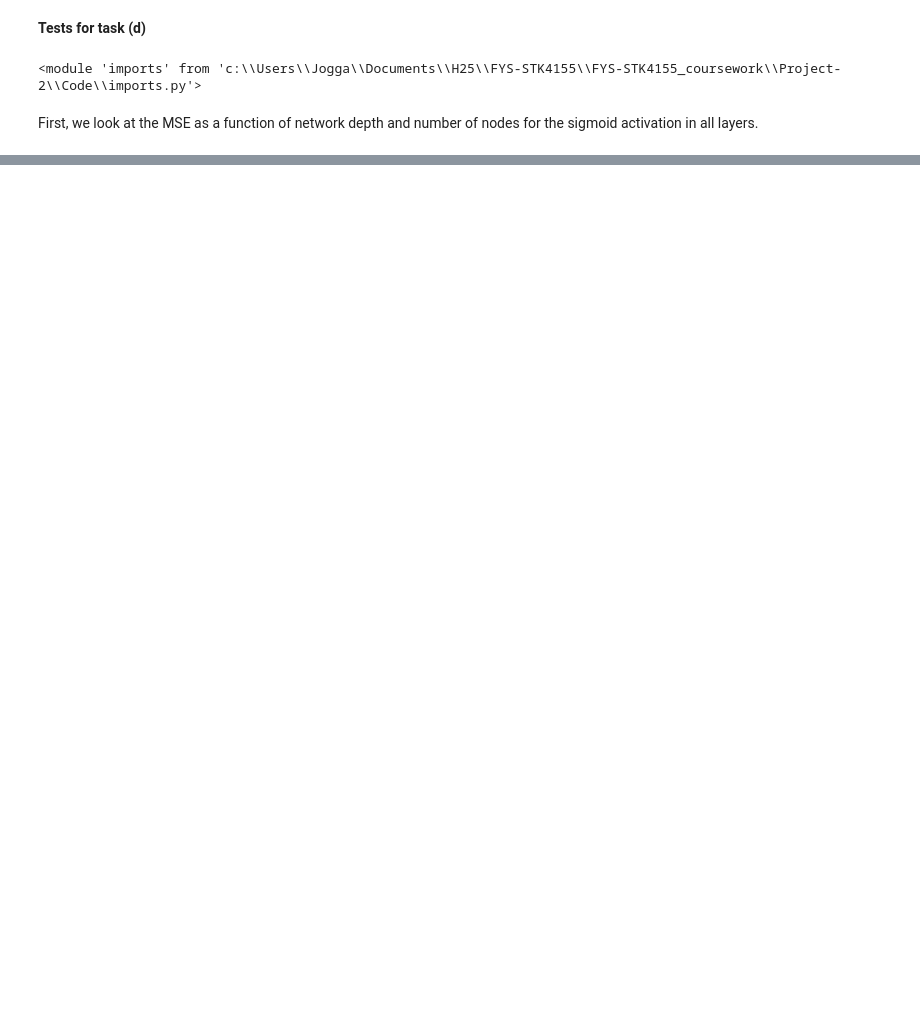
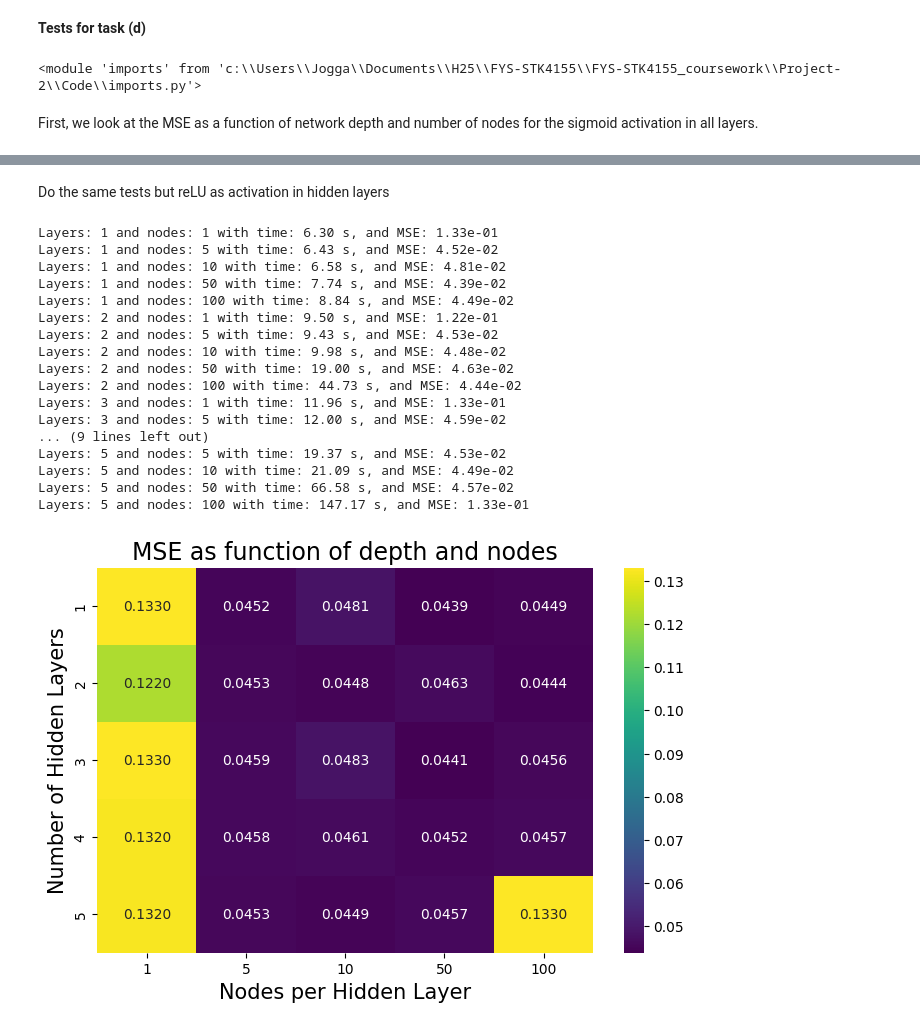
Before and after one commit to JVestly/Project-2, a Jupyter notebook: Code/tests_d.ipynb, the cells around one changed output, grey strips where cells are left out. Drawn from its saved outputs; the diff is of its cells as text; code cells hidden in the pictures; blank space fills up the shorter version.

```diff
--- a/Code/tests_d.ipynb
+++ b/Code/tests_d.ipynb
@@ -82,0 +83,56 @@ Layers: 5 and nodes: 100 with time: 111.02 s
+# %% [markdown]
+Do the same tests but reLU as activation in hidden layers
+# %%
+X_train, X_test, Y_train, Y_test, x_train, x_test, y_train, y_test = create_and_scale_data(n=100, noise_std=0.2)
+
+activation_funcs = [sigmoid, reLU, leaky_reLU]
+activation_ders  = [sigmoid_der, reLU, leaky_reLU]
+nodes_list = [1,5,10,50,100]
+hidden_layers = [1,2,3,4,5]
+mseMatrix = np.zeros((len(hidden_layers),len(nodes_list)))
+timeMatrix = np.empty(mseMatrix.shape)
+
+for h, hidden_layer in enumerate(hidden_layers):
+    for n, nodes in enumerate(nodes_list):
+
+        start = time.perf_counter()
+
+        LinReg = NeuralNetwork(1, [nodes]*hidden_layer + [1], [reLU]*(hidden_layer) + [identity], [ReLU_der]*(hidden_layer)+[identity_der], mse, mse_der)
+        LinReg.train_SGD(X_train, y_train, epochs=2000, batch_size=32, learning_rate=0.01, functional=NN_ADAM)
+        y_pred = LinReg.feed_forward(X_test)
+        mseMatrix[h, n] = format(mse(y_pred, y_test), ".2e")
+
+        end = time.perf_counter()
+        time_iter = end - start
+        timeMatrix[h,n] = time_iter
+
+        print(f"Layers: {hidden_layer} and nodes: {nodes} with time: {time_iter:.2f} s, and MSE: {format(mseMatrix[h,n], ".2e")}")
+
+save_dir = os.path.join(os.path.dirname(os.getcwd()), "Figures")
+
+fig, ax = plt.subplots(figsize=(8, 5))
+sns.heatmap(mseMatrix, annot=True, fmt=".4f", cmap="viridis", ax=ax, xticklabels=nodes_list, yticklabels=hidden_layers)
+ax.set_xlabel("Nodes per Hidden Layer", fontsize=15)
+ax.set_ylabel("Number of Hidden Layers", fontsize=15)
+ax.set_title("MSE as function of depth and nodes", fontsize=17)
+save_path = os.path.join(save_dir, "HM_d_MSETest_reLU.png")
+fig.savefig(save_path, dpi=300, bbox_inches='tight')
+# %% [output]
+Layers: 1 and nodes: 1 with time: 6.30 s, and MSE: 1.33e-01
+Layers: 1 and nodes: 5 with time: 6.43 s, and MSE: 4.52e-02
+Layers: 1 and nodes: 10 with time: 6.58 s, and MSE: 4.81e-02
+Layers: 1 and nodes: 50 with time: 7.74 s, and MSE: 4.39e-02
+Layers: 1 and nodes: 100 with time: 8.84 s, and MSE: 4.49e-02
+Layers: 2 and nodes: 1 with time: 9.50 s, and MSE: 1.22e-01
+Layers: 2 and nodes: 5 with time: 9.43 s, and MSE: 4.53e-02
+Layers: 2 and nodes: 10 with time: 9.98 s, and MSE: 4.48e-02
+Layers: 2 and nodes: 50 with time: 19.00 s, and MSE: 4.63e-02
+Layers: 2 and nodes: 100 with time: 44.73 s, and MSE: 4.44e-02
+Layers: 3 and nodes: 1 with time: 11.96 s, and MSE: 1.33e-01
+Layers: 3 and nodes: 5 with time: 12.00 s, and MSE: 4.59e-02
+... (9 lines left out)
+Layers: 5 and nodes: 5 with time: 19.37 s, and MSE: 4.53e-02
+Layers: 5 and nodes: 10 with time: 21.09 s, and MSE: 4.49e-02
+Layers: 5 and nodes: 50 with time: 66.58 s, and MSE: 4.57e-02
+Layers: 5 and nodes: 100 with time: 147.17 s, and MSE: 1.33e-01
+[figure, added]
```
Also changed, not shown: parts of 14 cells of this notebook, 7 other files.
